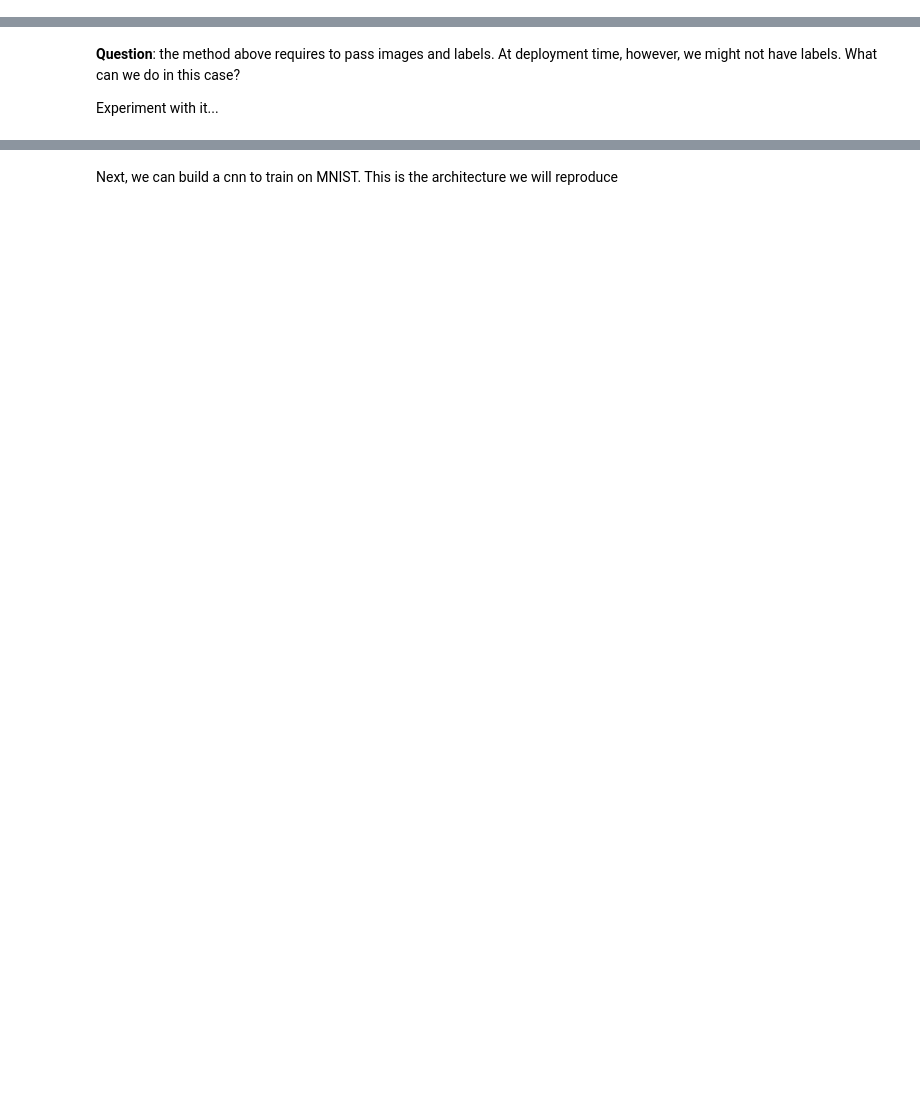
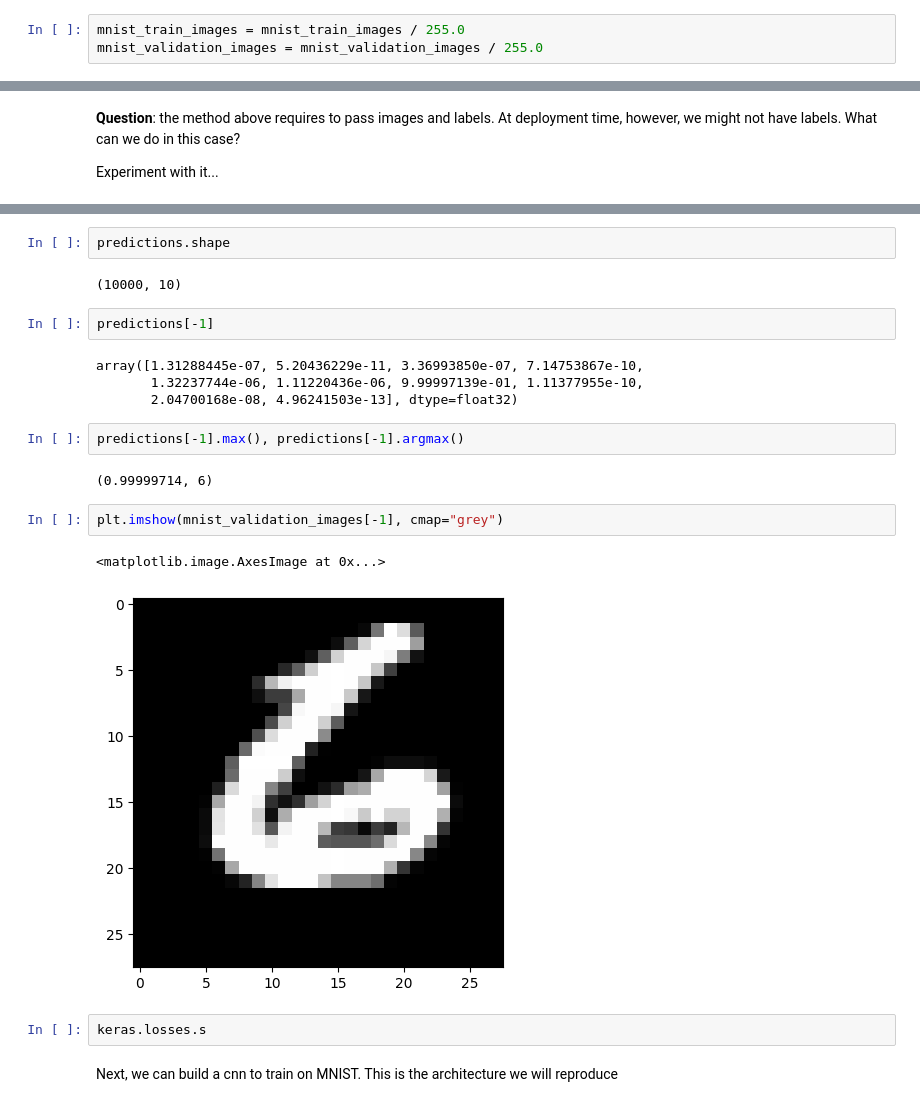
Before and after one commit to marcozullich/BIP2025_Keras, a Jupyter notebook: 2-nns-basic.ipynb, the cells around one changed output, grey strips where cells are left out. Drawn from its saved outputs; the diff is of its cells as text; blank space fills up the shorter version.

```diff
--- a/2-nns-basic.ipynb
+++ b/2-nns-basic.ipynb
@@ -47,3 +51,6 @@ We have to normalize the data. **DIY**
+# %%
+mnist_train_images = mnist_train_images / 255.0
+mnist_validation_images = mnist_validation_images / 255.0
 # %% [markdown]
 We can finally construct the neural network. We can use the `Sequential` paradigm, which works by stacking up layers.
 
@@ -75,3 +125,24 @@ Experiment with it...
+# %%
+predictions.shape
+# %% [output]
+(10000, 10)
+# %%
+predictions[-1]
+# %% [output]
+array([1.31288445e-07, 5.20436229e-11, 3.36993850e-07, 7.14753867e-10,
+       1.32237744e-06, 1.11220436e-06, 9.99997139e-01, 1.11377955e-10,
+       2.04700168e-08, 4.96241503e-13], dtype=float32)
+# %%
+predictions[-1].max(), predictions[-1].argmax()
+# %% [output]
+(0.99999714, 6)
+# %%
+plt.imshow(mnist_validation_images[-1], cmap="grey")
+# %% [output]
+<matplotlib.image.AxesImage at 0x...>
+[figure, added]
+# %%
+keras.losses.s
 # %% [markdown]
 Next, we can build a cnn to train on MNIST. This is the architecture we will reproduce
 # %%
```
Also changed, not shown: parts of 19 cells of this notebook.
